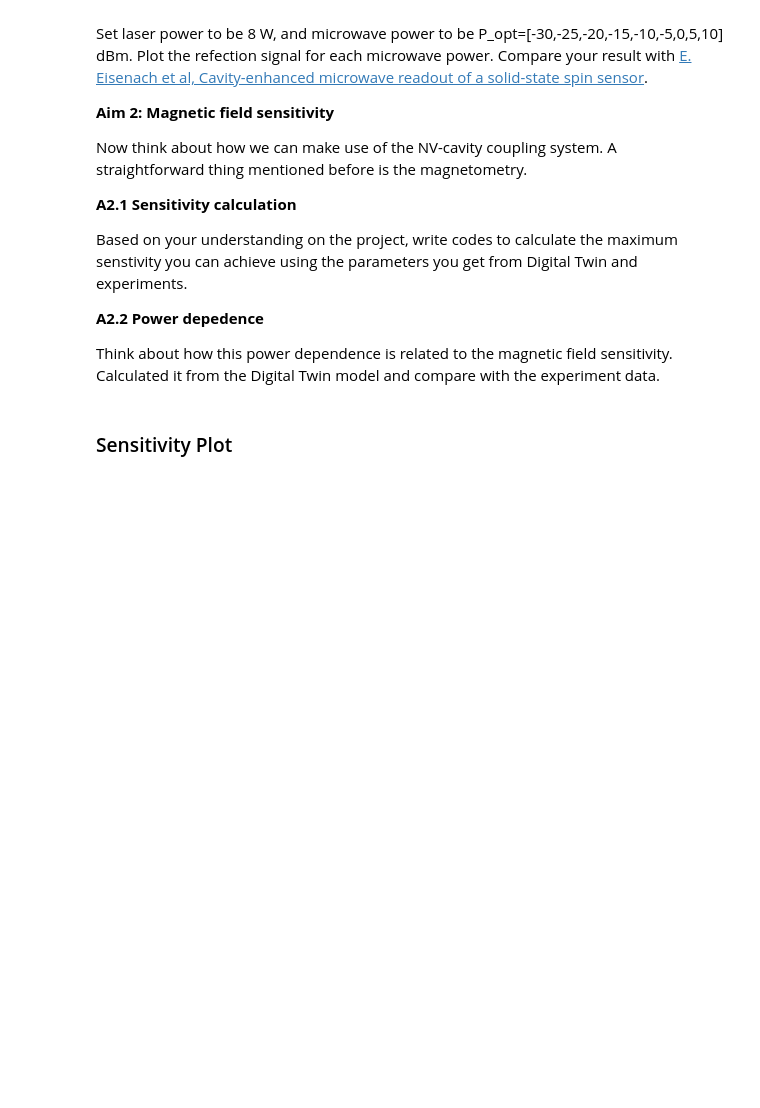
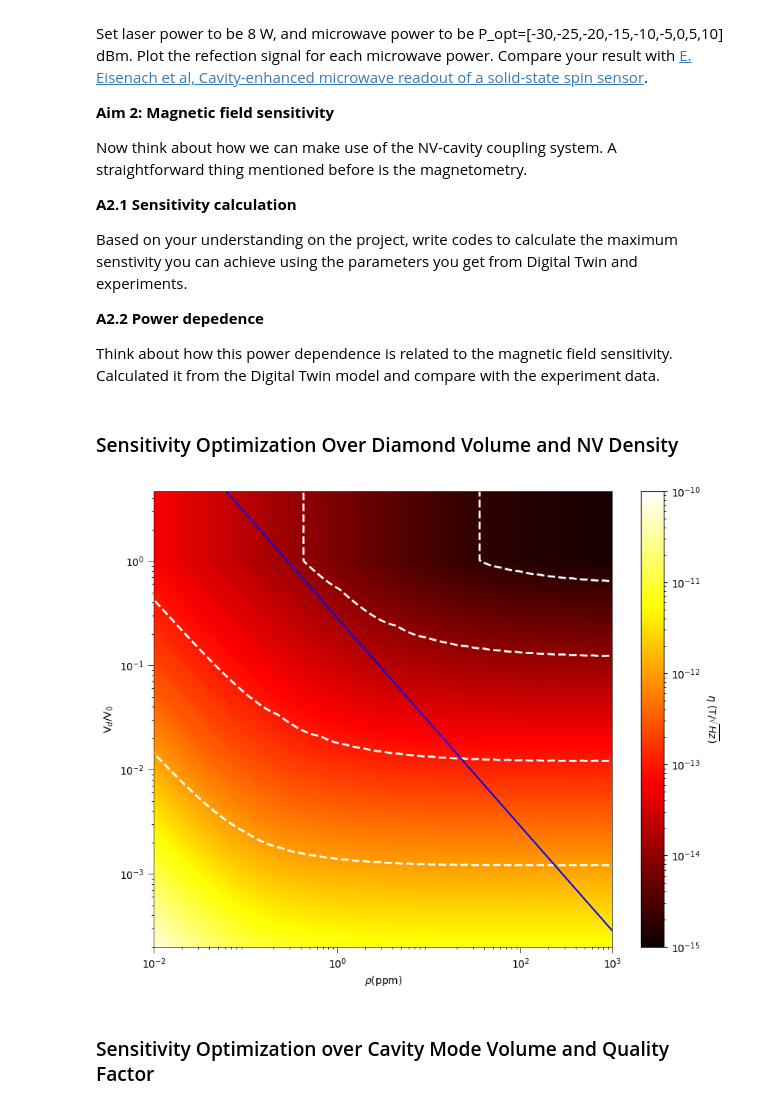
Before and after one commit to JackRich1/NV-cavity-QED, a Jupyter notebook: Cavity_QED_Sensor.ipynb, the cells around one changed output. Cells and saved outputs as stored; diff of their text form; code cells hidden in the pictures; blank space fills up the shorter version.

```diff
--- a/Cavity_QED_Sensor.ipynb
+++ b/Cavity_QED_Sensor.ipynb
@@ -229,8 +229,8 @@ Based on your understanding on the project, write codes to calculate the maximum
 **A2.2 Power depedence**
 
 Think about how this power dependence is related to the magnetic field sensitivity. Calculated it from the Digital Twin model and compare with the experiment data.
-# %% [markdown]
-### Sensitivity Plot
+# %% [markdown]
+### Sensitivity Optimization Over Diamond Volume and NV Density
 # %%
 import numpy as np
 import matplotlib.pyplot as plt
@@ -347,0 +288,61 @@ plt.show()
+# %%
+# Create the figure
+plt.figure(figsize=(10, 8))
+
+# Calculate rr2 and set the image plot
+rr2 = rr * 4
+rr1 = r1 * Vd / V
+
+# Create a meshgrid for rr2 and rr1
+RR2, RR1 = np.meshgrid(rr2, rr1)
+
+# Plot the data using pcolormesh
+plt.pcolormesh(RR2, RR1, sens, shading='auto', norm=LogNorm(vmin=1e-15, vmax=100e-12), cmap='hot')
+
+# Set scales to log
+plt.xscale('log')
+plt.yscale('log')
+
+# Add color bar and label it
+cbar = plt.colorbar()
+cbar.set_label(r'$\eta$ (T/$\sqrt{Hz}$)', rotation=270, labelpad=20)
+
+# Set axis labels and limits
+plt.xlabel(r'$\rho$(ppm)')
+plt.ylabel(r'V$_{d}$/V$_{0}$')
+plt.xlim([1e-2, 1e3])
+plt.ylim([2e-4, 4.68])
+
+# Set the line width and tick length
+ax = plt.gca()
+ax.spines['top'].set_linewidth(0.5)
+ax.spines['right'].set_linewidth(0.5)
+ax.spines['bottom'].set_linewidth(0.5)
+ax.spines['left'].set_linewidth(0.5)
+ax.tick_params(width=0.5, length=6)
+
+# Generate contour levels
+contour_levels = [2e-15, 1e-14, 1e-13, 1e-12]
+contour = plt.contour(RR2, RR1, sens, levels=contour_levels, colors='w', linewidths=2, linestyles='--')
+plt.clabel(contour, inline=False, fontsize=18, fmt='%.1e', colors='white')
+
+# Calculate and plot additional lines
+h = 2e-26 / 3.5e3 / 3.1e-21 / 4e-6 * 3.4 * 100  # cm
+S = np.pi * 0.5**2
+V2 = h * S / 1.73
+
+xx = rr2
+yy = V2 * 4 / xx
+
+plt.plot(xx, yy, color='blue')  # optiacl polarizatoin limit
+
+ax = plt.gca()
+ax.set_xticks([1e-2, 1e0, 1e2, 1e3])
+ax.set_yticks([1e-3, 1e-2, 1e-1, 1])
+
+# Show the plot
+plt.show()
+# %% [output]
+[figure, added]
+# %% [markdown]
+### Sensitivity Optimization over Cavity Mode Volume and Quality Factor
```
Also changed, not shown: parts of 6 cells of this notebook, 1 other file.
